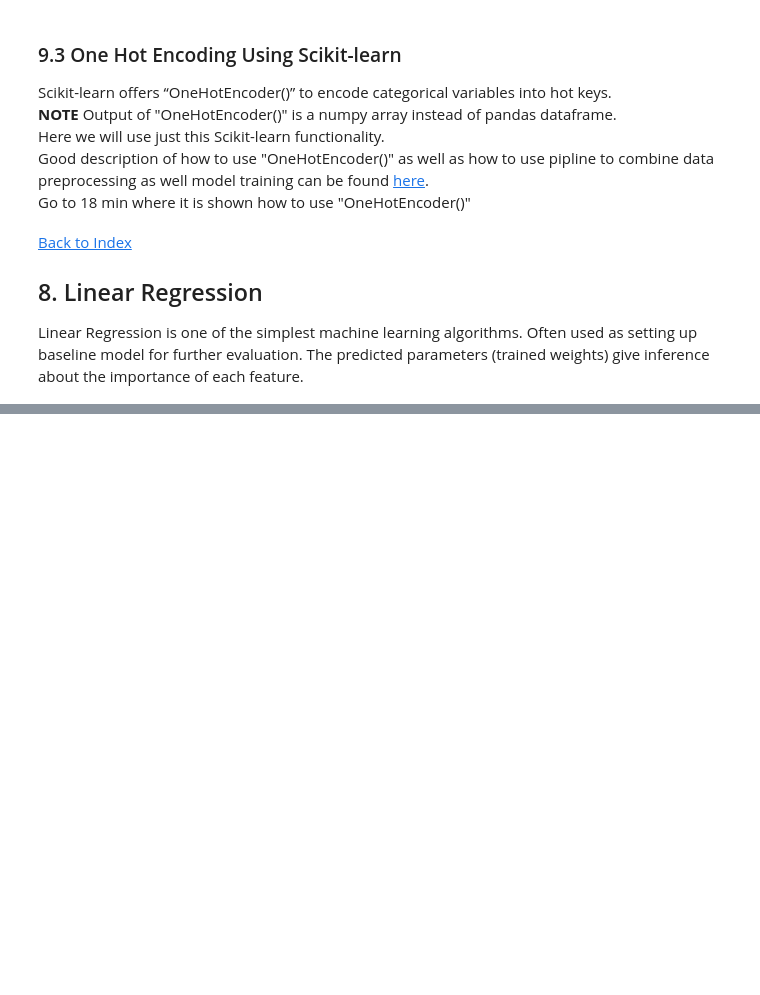
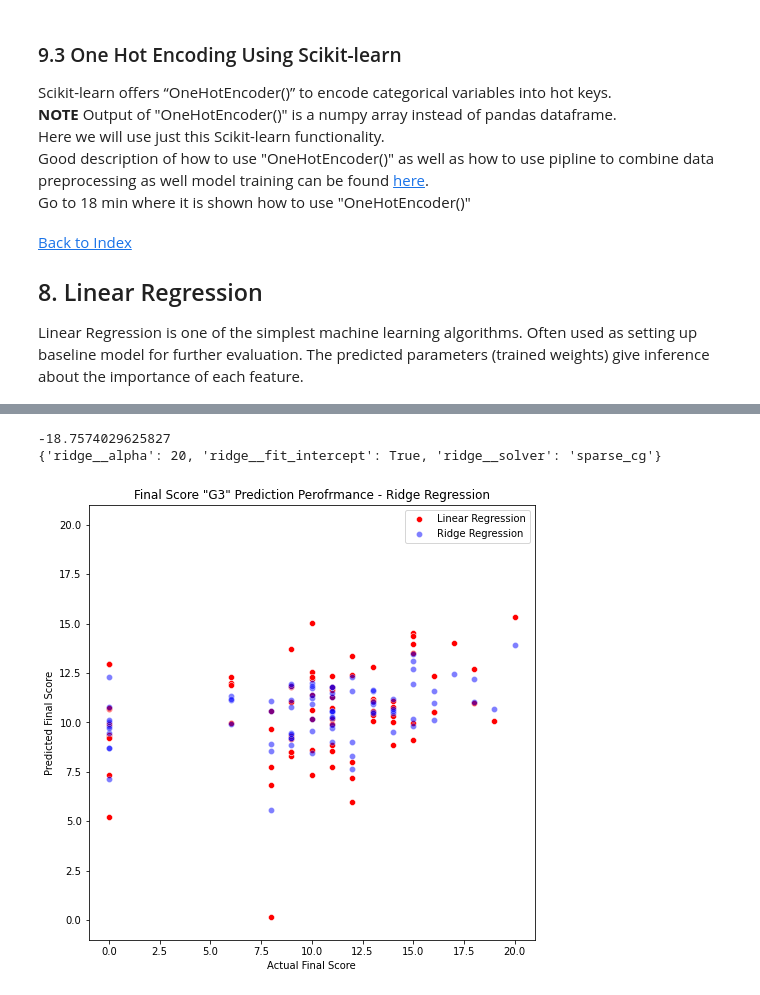
Before and after one commit to SebGmur/grade_pred, a Jupyter notebook: Student_Grade_01.ipynb, the cells around one changed output, grey strips where cells are left out. Drawn from its saved outputs; the diff is of its cells as text; code cells hidden in the pictures; blank space fills up the shorter version.

```diff
--- a/Student_Grade_01.ipynb
+++ b/Student_Grade_01.ipynb
@@ -711,15 +802,19 @@ This should work but for some reason does not recognise parameters.
 # %%
 start = time.time()
 
-parameters = {'alpha': [1e-15, 1e-10, 1e-8, 1e-3, 1e-2, 1, 5, 10, 20, 30, 35, 40, 45, 50, 55, 100]}
+parameters = {'ridge__alpha': [1e-15, 1e-10, 1e-8, 1e-3, 1e-2, 1, 5, 10, 20, 30, 35, 40, 45, 50, 55, 100],
+              'ridge__fit_intercept': [True,False],
+              'ridge__solver':[ 'svd', 'cholesky', 'lsqr', 'sparse_cg', 'sag','saga']}
+
 pipe_line = make_pipeline(column_trans, MinMaxScaler(), Ridge())
 
+# print(pipe_line.get_params().keys())
+
 ridge = GridSearchCV(pipe_line, param_grid = parameters, scoring='neg_mean_squared_error', cv = 5, refit=True)
+# ridge = GridSearchCV(pipe_line, param_grid = parameters, cv = 5, refit=True)
 
 ridge.fit(x_train, y_train)
 
-# print(ridge.GridSearchCV.best_params_) # This won't work beacuse 'Pipeline' object has no attribute 'GridSearchCV'
-# print(ridge.best_score_)
 end = time.time()
 time_lr = exec_time(start,end)
 # %% [output]
@@ -727 +822,27 @@ ValueError: ignored
+# %%
+rg_opt_mse_os_2 = ridge.best_score_
+rg_opt_mse_param_os_2 = ridge.best_params_
+
+print(rg_opt_mse_os_2)
+print(rg_opt_mse_param_os_2)
+# %% [output]
+-18.7574029625827
+{'ridge__alpha': 20, 'ridge__fit_intercept': True, 'ridge__solver': 'sparse_cg'}
+# %%
+ridge.score(x_test,y_test)
+rg_opt_mse_pred_os_2 = ridge.predict(x_test)
+# plt.scatter(y_test,rg_opt_mse_pred_os_2)
+
+figE, axE1 = plt.subplots(figsize=(8,8))
+
+sns.scatterplot(x = y_test, y = lr_y_pred, alpha=1, color="red", label="Linear Regression", ax = axE1)
+sns.scatterplot(x = y_test, y = rg_opt_mse_pred_os_2, alpha=0.5, color="blue", label="Ridge Regression", ax = axE1)
+
+axE1.set_title('Final Score "G3" Prediction Perofrmance - Ridge Regression')
+axE1.set_xlabel("Actual Final Score")
+axE1.set_ylabel("Predicted Final Score")
+axE1.set_xbound(lower=-1, upper=21)
+axE1.set_ybound(lower=-1, upper=21)
+# %% [output]
+[figure, added]
 # %% [markdown]
```
Also changed, not shown: parts of 17 cells of this notebook.
